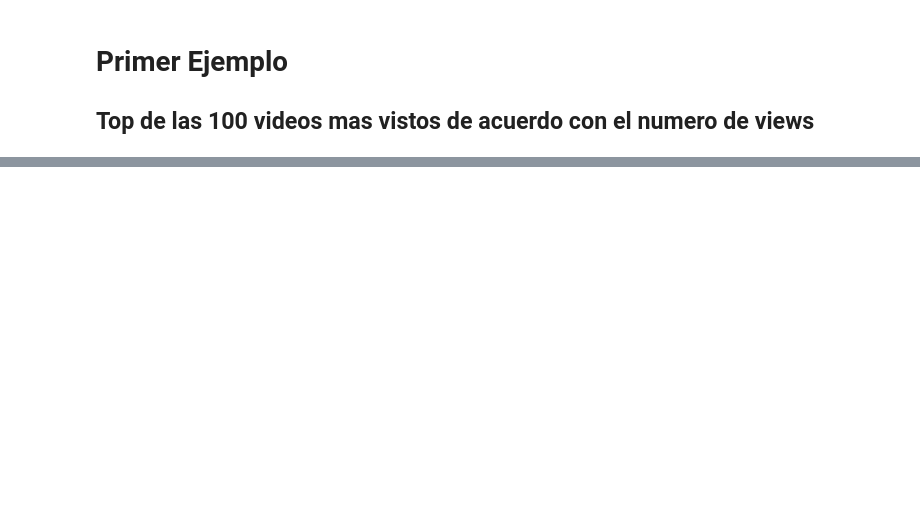
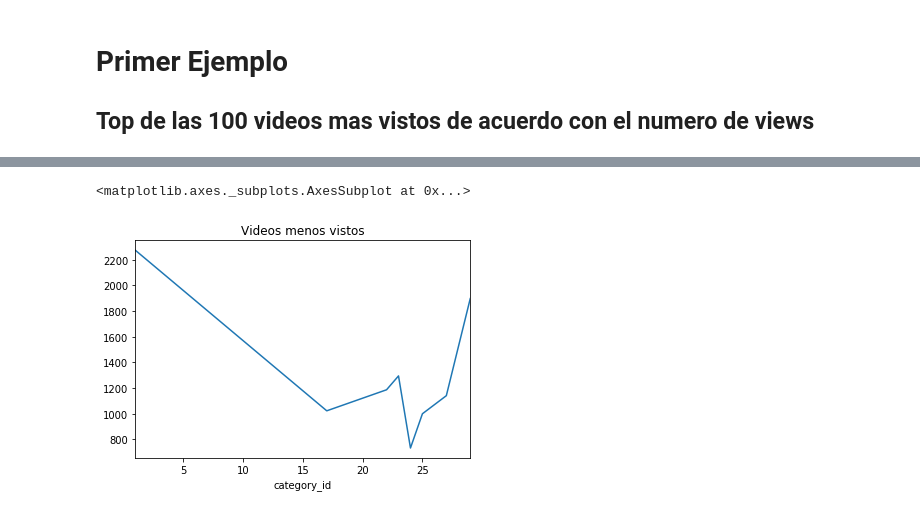
Before and after one commit to 2019-B-GR1-Python/py-alvarado-roman-ronald-francisco, a Jupyter notebook: Proyectos/Proyecto1/Proyecto1_Anlisis.ipynb, the cells around one changed output, grey strips where cells are left out. Drawn from its saved outputs; the diff is of its cells as text; code cells hidden in the pictures; blank space fills up the shorter version.

```diff
--- a/Proyectos/Proyecto1/Proyecto1_Anlisis.ipynb
+++ b/Proyectos/Proyecto1/Proyecto1_Anlisis.ipynb
@@ -56,0 +71,5 @@ TOP 100:
+# %%
+top100_videos_menos_vistos = youtube_dataset['views'].sort_values(ascending=True).head(100)
+videos_menos_vistos = youtube_dataset.loc[top100_videos_menos_vistos.index,['video_id','trending_date','title','channel_title','category_id','publish_time','tags','views']]
+print('TOP 100:')
+display(videos_menos_vistos)
@@ -56,0 +96,5 @@ TOP 100:
+# %%
+videos_menos_vistos.groupby(['category_id'])['views'].min().plot(kind='line', title="Videos menos vistos")
+# %% [output]
+<matplotlib.axes._subplots.AxesSubplot at 0x...>
+[figure, added]
```
Also changed, not shown: parts of 30 cells of this notebook, 2 other files.
